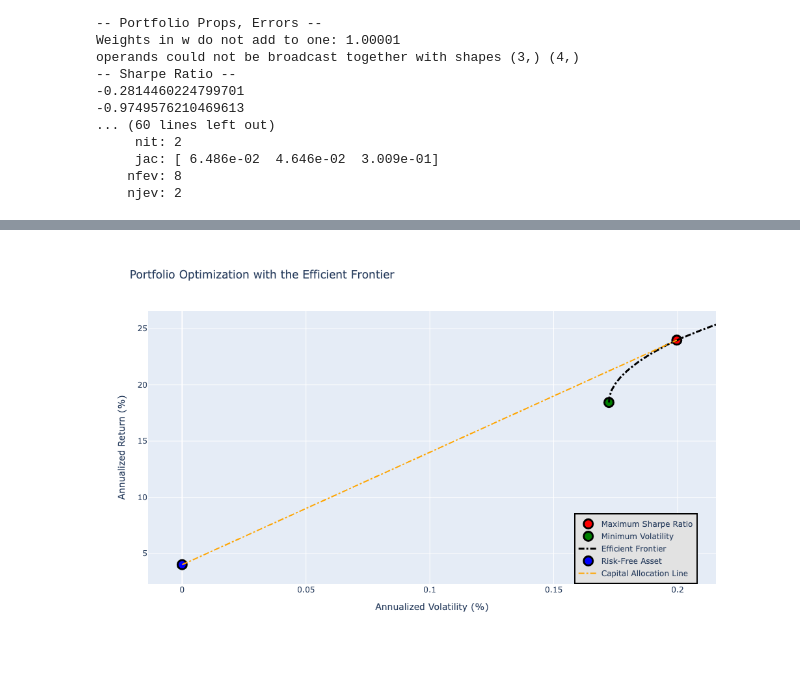
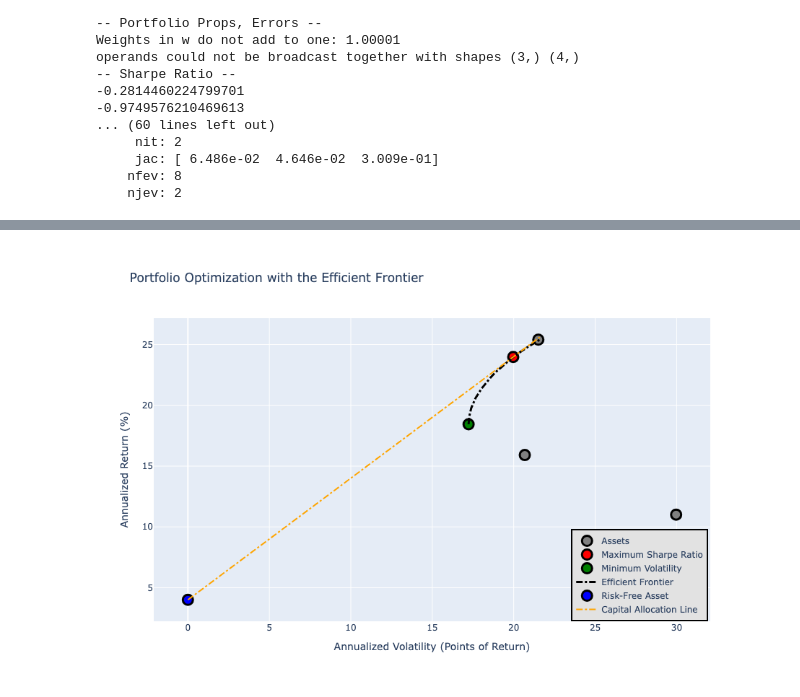
Before and after one commit to Rtasseff/condor_test, a Jupyter notebook: project/202411_refact_optWF.ipynb, the cells around one changed output, grey strips where cells are left out. Drawn from its saved outputs; the diff is of its cells as text; code cells hidden in the pictures; blank space fills up the shorter version.

```diff
--- a/project/202411_refact_optWF.ipynb
+++ b/project/202411_refact_optWF.ipynb
@@ -448,34 +449,65 @@ import plotly.graph_objects as go
 # Function to efficent frontier
 # get return seris to calculate over
 
-print(returnSRMax)
-print(returnDispMin)
-delta = (returnSRMax-returnDispMin)/4
-print(delta)
 
-returnsEF = np.linspace(returnDispMin, returnSRMax+delta, 100)
-wEF,dispsEF = po.calc_efficient_frontier(returnExps, returnCoDispsSq, returnsEF, riskFreeRate=0.04, annualizeBy='M')
+
+print(returnExps)
+print(np.max(returnExps))
+
+# we will be looking at annualized data for most of going forward
+# recall that returns were originally done in months
+returnExpsAnn, returnDispsAnn = genFin.annualize(returnExps, returnDisps, 'M')
+
+# the lowest return that has a guaranteed solution is likly at the min variance
+# the highest possible (without leveraging) is 100% w on the max single return
+returnTargets = np.linspace(returnDispMin, np.max(returnExpsAnn), 101) #returnSRMax
+
+# the opt method does annualize internally, so send pre annualized
+# in future work we need to clean this up
+wEF= po.calc_efficient_frontier(returnExps, returnCoDispsSq, returnTargets, riskFreeRate=0.04, annualizeBy='M')
+
+# calculate the properties for each wighting
+# optimization is not exact so while the target return was set as a goal
+# it may not have been achived, need to recalculate
+n = len(wEF)
+returnExps_EF = np.zeros(n) * np.nan
+returnDisps_EF = np.zeros(n) * np.nan
+
+for i in range(n):
+    returnExps_EF[i], returnDisps_EF[i] = genFin.asset_set_perform(wEF[i], returnExps, returnCoDispsSq, annualizeBy='M')
+
 print('-- Efficient Frontier --')
-print(wEF[range(0,100,10)])
+print('targets')
+print(returnTargets[::10])
+print('weights')
+print(wEF[::10])
+
 
 # we expectd a smooth transition from the
 # precalculated min disp weights to the
 # precalculated max SR weights and we got it
 # cehck
 
-relVol = np.sqrt(np.diagonal(returnCoDispsSq))/returnExps
+
+
+print('r')
+print(returnExps_EF[::10])
+print('d')
+print(returnDisps_EF[::10])
 
 # Asset points
+
 asset_text = [
-    f"{sym}: Return: {round(ret * 100, 2)}%, Volatility: {round(vol * 100, 2)}%"
-    for sym, ret, vol in zip(syms, returnExps, relVol)
+    f"{sym}: Return: {round(ret * 100, 2)}% +/- points {round(vol * 100, 2)} ({round(vol/ret * 100 * np.sqrt(12)/12, 2)}%)"
+    for sym, ret, vol in zip(syms, returnExpsAnn, returnDispsAnn)
 ]
 
-asset_points = go.Scatter(
+
+Asset_points = go.Scatter(
     name="Assets",
     mode="markers",
-    x=[round(vol * 100, 2) for vol in relVol],
-    y=[round(ret * 100, 2) for ret in returnExps],
+    x=np.round(returnDispsAnn * 100, 2),
+    y=[round(ret * 100, 2) for ret in returnExpsAnn],
     marker=dict(
         color="gray",
         size=14,
@@ -491,7 +523,7 @@ asset_points = go.Scatter(
 MaxSharpeRatio = go.Scatter(
     name="Maximum Sharpe Ratio",
     mode="markers",
-    x=[dispSRMax],
+    x=[dispSRMax * 100],
     y=[round(returnSRMax * 100, 2)],
     marker=dict(
         color="red",
@@ -499,7 +531,7 @@ MaxSharpeRatio = go.Scatter(
         line=dict(
             width=3,
             color="black")),
-    text=[f"Return: {round(returnSRMax * 100, 2)}%, Volatility: {round(dispSRMax,2)} ({round((dispSRMax/returnSRMax) * 100, 2)}%)<br>{allocationSRMax.to_string()}"],
+    text=[f"Return: {round(returnSRMax * 100, 2)}% +/- {round(dispSRMax * 100, 2)} points ({round((dispSRMax/returnSRMax) * 100, 2)}%)<br>{allocationSRMax.to_string()}"],
     hoverinfo='text'
 )
 
@@ -507,7 +539,7 @@ MaxSharpeRatio = go.Scatter(
 MinVol = go.Scatter(
     name="Minimum Volatility",
     mode="markers",
-    x=[dispDispMin],
+    x=[dispDispMin * 100],
     y=[round(returnDispMin * 100, 2)],
     marker=dict(
         color="green",
@@ -515,23 +547,23 @@ MinVol = go.Scatter(
         line=dict(
             width=3,
             color="black")),
-    text=[f"Return: {round(returnDispMin * 100, 2)}%, Volatility: {round(dispDispMin,2)} ({round((dispDispMin/returnDispMin) * 100, 2)}%)<br>{allocationDispMin.to_string()}"],
+    text=[f"Return: {round(returnDispMin * 100, 2)}% +/- {round(dispDispMin * 100,2)} points ({round((dispDispMin/returnDispMin) * 100, 2)}%)<br>{allocationDispMin.to_string()}"],
     hoverinfo='text'
 )
 
 # Efficient Frontier trace
 efficient_text = [
-    f"Return: {round(ret * 100, 2)}%, Volatility: {round(vol,2)} ({round((vol/ret) * 100, 2)}%)<br>" +
+    f"Return: {round(ret * 100, 2)}% +/- {round(vol * 100,2)} points ({round((vol/ret) * 100, 2)}%)<br>" +
     "<br>".join([f"{symbol}: {round(weight * 100, 2)}%" for symbol, weight in zip(syms, alloc)])
-    for ret, vol, alloc in zip(returnsEF, dispsEF, wEF)
+    for ret, vol, alloc in zip(returnExps_EF, returnDisps_EF, wEF)
 ]
 
 
 EF_curve = go.Scatter(
     name="Efficient Frontier",
     mode="lines",
-    x=dispsEF,
-    y=[round(ret * 100, 2) for ret in returnsEF],
+    x= np.round(returnDisps_EF * 100, 2),
+    y=[round(ret * 100, 2) for ret in returnExps_EF],
     line=dict(color="black", width=3, dash="dashdot"),
     text=efficient_text,
     hoverinfo='text'
@@ -557,8 +589,15 @@ rf_point = go.Scatter(
 )
 
 # Capital Allocation Line (CAL)
-cal_x = [0, dispSRMax]
-cal_y = [riskFreeRate * 100, round(returnSRMax * 100, 2)]
+# include risk free point and SR max AND the corrisponding last point on EF line
+# need to move the CAL line calcualation to a general function
+def f_cal(x, riskFreeRate, returnSRMax, dispSRMax):
+    slope = (returnSRMax - riskFreeRate) / dispSRMax
+    y = x * slope + riskFreeRate
+    return (y)
+
+cal_x = [0, dispSRMax * 100, returnDisps_EF[-1] * 100]
+cal_y = [riskFreeRate * 100, returnSRMax * 100, f_cal(returnDisps_EF[-1], riskFreeRate, returnSRMax, dispSRMax) * 100]
 CAL = go.Scatter(
     name="Capital Allocation Line",
     mode="lines",
@@ -567,14 +606,14 @@ CAL = go.Scatter(
     line=dict(color="orange", width=2, dash="dashdot")
 )
 
-data = [MaxSharpeRatio, MinVol, EF_curve, rf_point, CAL]
+data = [Asset_points, MaxSharpeRatio, MinVol, EF_curve, rf_point, CAL]
 
 
 
 layout = go.Layout(
     title='Portfolio Optimization with the Efficient Frontier',
     yaxis=dict(title='Annualized Return (%)'),
-    xaxis=dict(title='Annualized Volatility (%)'),
+    xaxis=dict(title='Annualized Volatility (Points of Return)'),
     showlegend=True,
     legend=dict(
         x=0.75,
@@ -607 +649 @@ fig.show()
-[figure, old version]
+[figure, new version]
```
Also changed, not shown: parts of 2 cells of this notebook, 2 other files.
